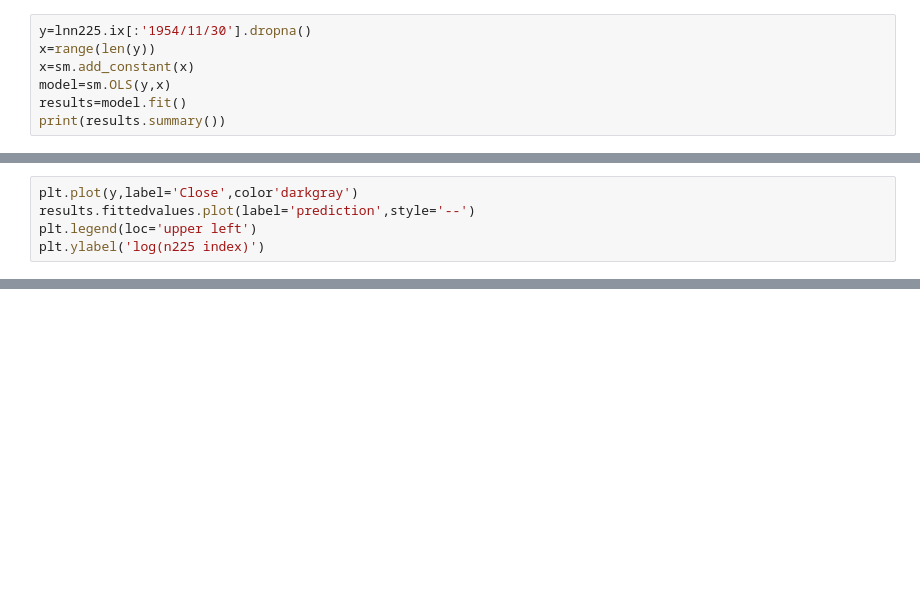
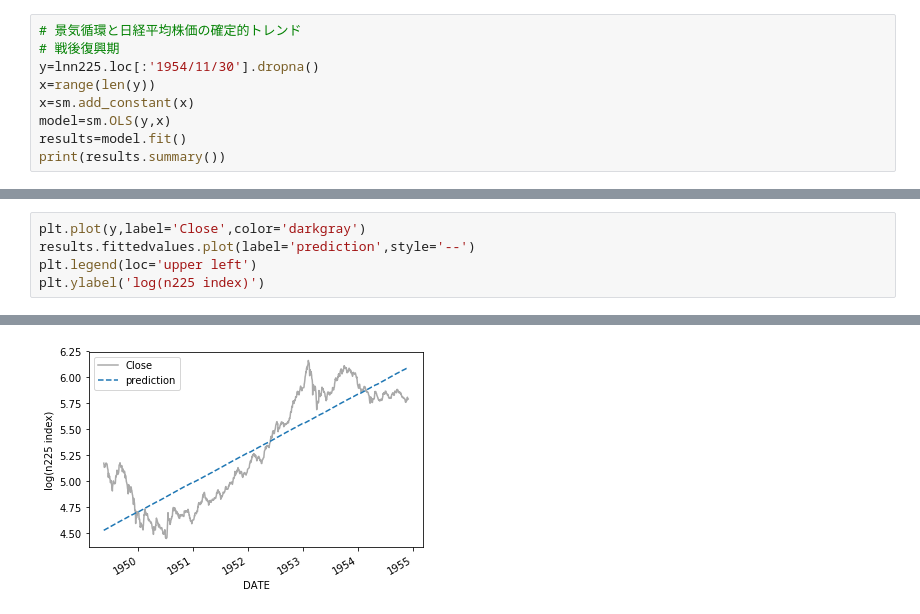
Before and after one commit to s-y-00/panplling_python3_sys_trading, a Jupyter notebook: chapter6.ipynb, the cells around one changed output, grey strips where cells are left out. Drawn from its saved outputs; the diff is of its cells as text; blank space fills up the shorter version.

```diff
--- a/chapter6.ipynb
+++ b/chapter6.ipynb
@@ -40,5 +58,7 @@ NameError: name 'results' is not defined
 # %%
-y=lnn225.ix[:'1954/11/30'].dropna()
+# 景気循環と日経平均株価の確定的トレンド
+# 戦後復興期
+y=lnn225.loc[:'1954/11/30'].dropna()
 x=range(len(y))
 x=sm.add_constant(x)
 model=sm.OLS(y,x)
@@ -49,5 +85,5 @@ NameError: name 'lnn225' is not defined
 # %%
-plt.plot(y,label='Close',color'darkgray')
+plt.plot(y,label='Close',color='darkgray')
 results.fittedvalues.plot(label='prediction',style='--')
 plt.legend(loc='upper left')
 plt.ylabel('log(n225 index)')
@@ -56 +92,2 @@ SyntaxError: invalid syntax (<ipython-input-18-cde5814c21c3>, line 1)
+[figure, added]
 # %%
```
Also changed, not shown: parts of 20 cells of this notebook.
